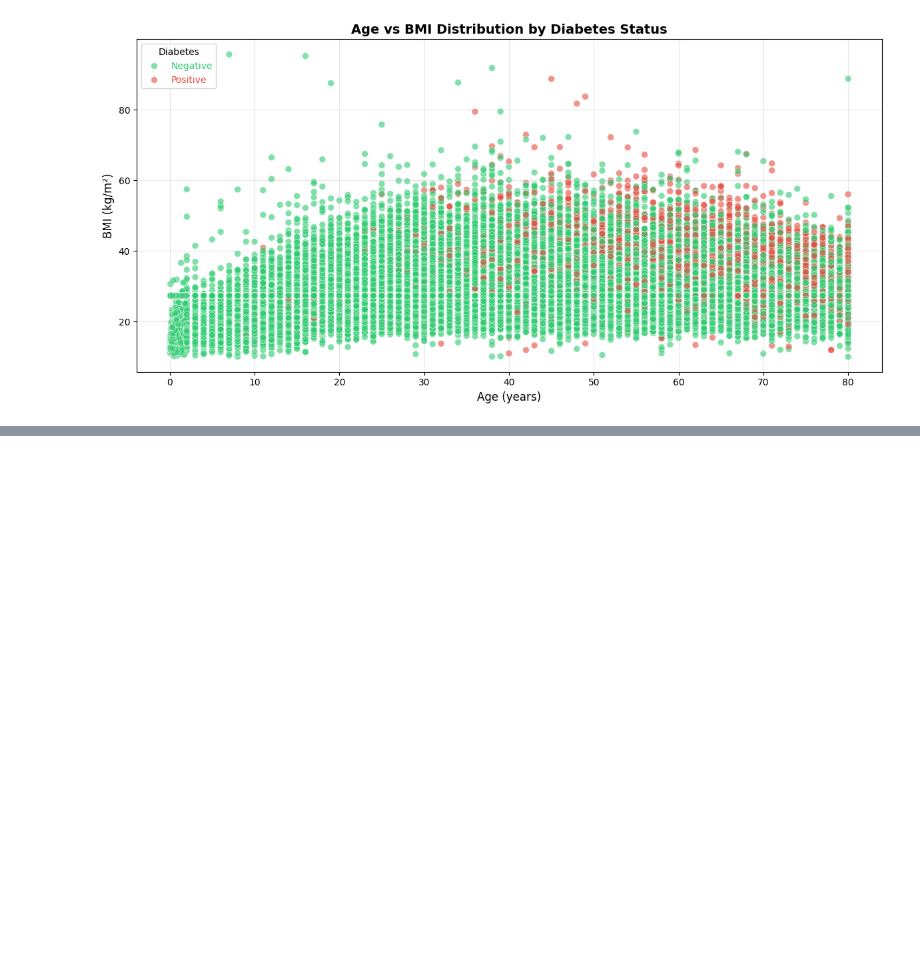
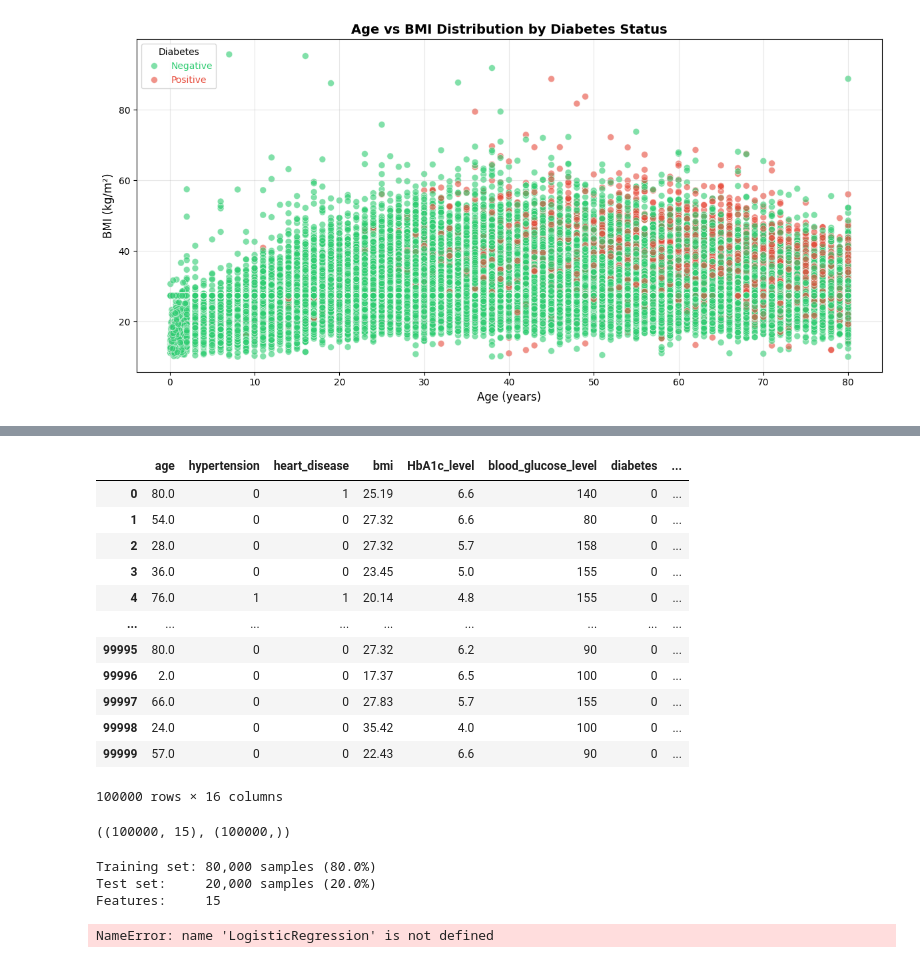
Before and after one commit to harshaiml/aiml-daily-practice, a Jupyter notebook: notebooks/IM Session 24 - case-study Deep-Dive/Healthcare_Diabetes_EDA_Analysis.ipynb, the cells around one changed output, grey strips where cells are left out. Cells and saved outputs as stored; diff of their text form; code cells hidden in the pictures; blank space fills up the shorter version.

```diff
--- a/notebooks/IM Session 24 - case-study Deep-Dive/Healthcare_Diabetes_EDA_Analysis.ipynb
+++ b/notebooks/IM Session 24 - case-study Deep-Dive/Healthcare_Diabetes_EDA_Analysis.ipynb
@@ -209,0 +253,48 @@ plt.show()
+# %%
+#level 3 : Data Preprocessing and Feature Engineering
+
+#3.1 Categorical Encoding
+#one hot encode categorical variable
+
+df_encoded = pd.get_dummies(df,columns=['gender','smoking_history'],drop_first=False)
+
+df_encoded
+# %% [output]
+|  | age | hypertension | heart_disease | bmi | HbA1c_level | blood_glucose_level | diabetes | ... |
+| 0 | 80.0 | 0 | 1 | 25.19 | 6.6 | 140 | 0 | ... |
+| 1 | 54.0 | 0 | 0 | 27.32 | 6.6 | 80 | 0 | ... |
+| 2 | 28.0 | 0 | 0 | 27.32 | 5.7 | 158 | 0 | ... |
+| 3 | 36.0 | 0 | 0 | 23.45 | 5.0 | 155 | 0 | ... |
+| 4 | 76.0 | 1 | 1 | 20.14 | 4.8 | 155 | 0 | ... |
+| ... | ... | ... | ... | ... | ... | ... | ... | ... |
+| 99995 | 80.0 | 0 | 0 | 27.32 | 6.2 | 90 | 0 | ... |
+| 99996 | 2.0 | 0 | 0 | 17.37 | 6.5 | 100 | 0 | ... |
+| 99997 | 66.0 | 0 | 0 | 27.83 | 5.7 | 155 | 0 | ... |
+| 99998 | 24.0 | 0 | 0 | 35.42 | 4.0 | 100 | 0 | ... |
+| 99999 | 57.0 | 0 | 0 | 22.43 | 6.6 | 90 | 0 | ... |
+100000 rows × 16 columns
+# %%
+#step 3.2 Train Test Split
+
+df_encoded.dropna(subset=['diabetes'],inplace=True)
+
+X = df_encoded.drop('diabetes',axis=1)
+y = df_encoded['diabetes']
+
+X.shape,y.shape
+# %% [output]
+((100000, 15), (100000,))
+# %%
+from sklearn.model_selection import train_test_split
+
+X_train, X_test, y_train, y_test = train_test_split(
+    X, y, test_size=0.2, random_state=42, stratify=y
+)
+
+print(f"Training set: {X_train.shape[0]:,} samples ({X_train.shape[0]/len(X)*100:.1f}%)")
+print(f"Test set:     {X_test.shape[0]:,} samples ({X_test.shape[0]/len(X)*100:.1f}%)")
+print(f"Features:     {X_train.shape[1]}")
+# %% [output]
+Training set: 80,000 samples (80.0%)
+Test set:     20,000 samples (20.0%)
+Features:     15
@@ -209,0 +332,11 @@ plt.show()
+# %%
+models_config = {
+    'Logistic Regression': LogisticRegression(C=1, penalty='l2', solver='liblinear', max_iter=200, random_state=42),
+    'Random Forest': RandomForestClassifier(n_estimators=100, random_state=42),
+    'XGBoost': XGBClassifier(n_estimators=100, learning_rate=0.1, max_depth=6, random_state=42,
+                             use_label_encoder=False, eval_metric='logloss'),
+    'LightGBM': LGBMClassifier(n_estimators=200, learning_rate=0.05, max_depth=-1, random_state=42, verbose=-1),
+    'CatBoost': CatBoostClassifier(iterations=300, learning_rate=0.05, depth=8, random_state=42, verbose=0)
+}
+# %% [output]
+NameError: name 'LogisticRegression' is not defined
```
Also changed, not shown: parts of 3 cells of this notebook.
